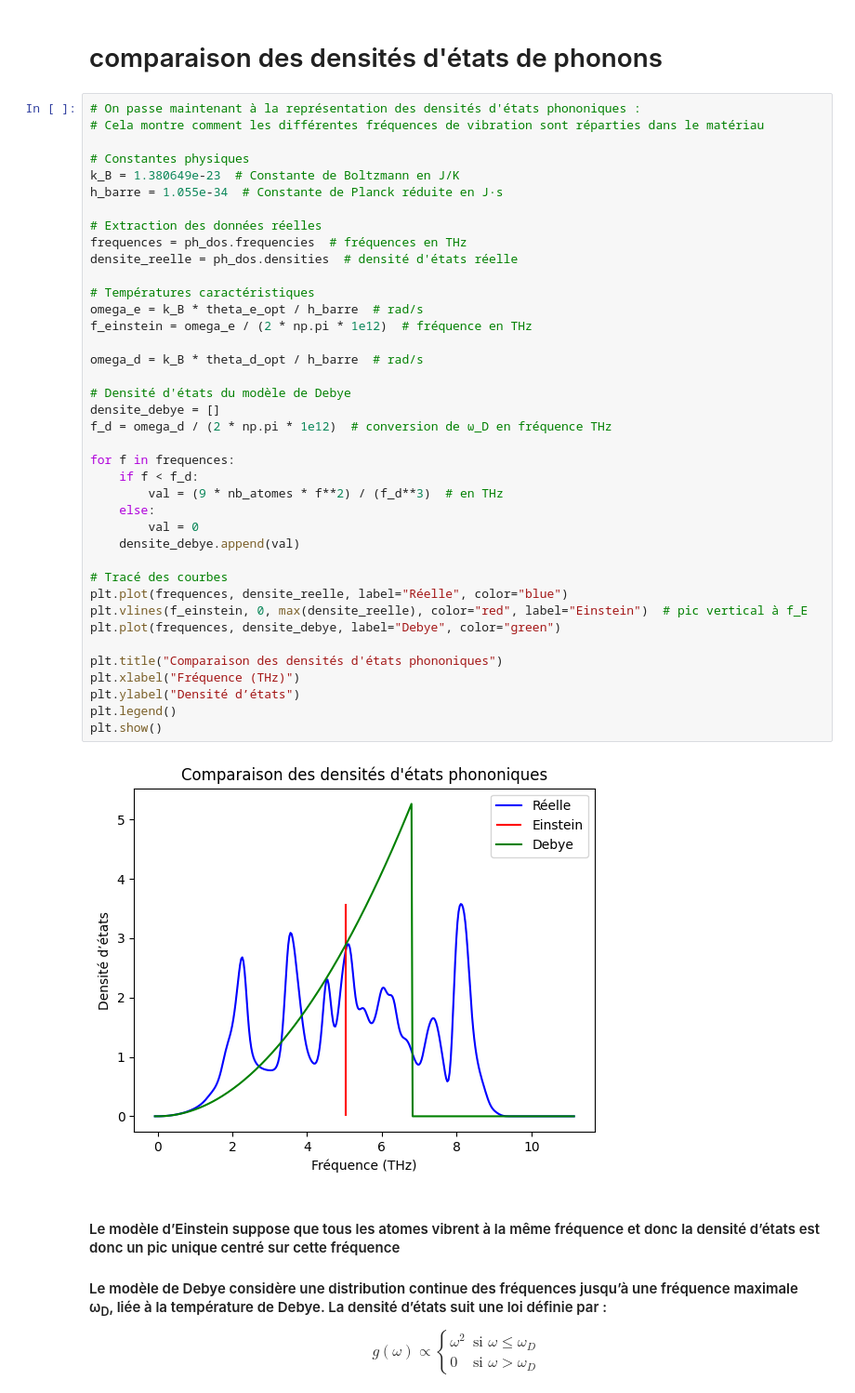
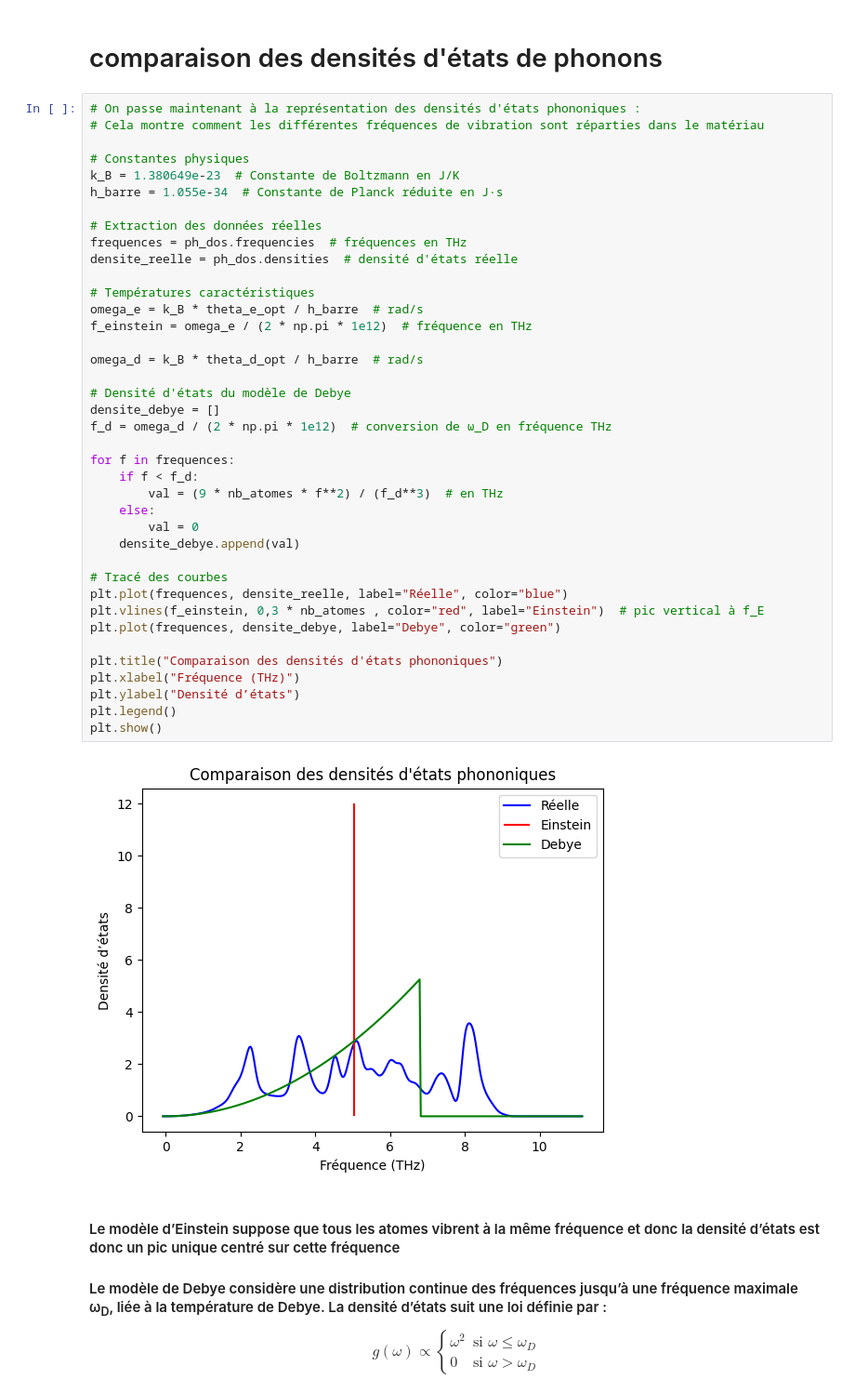
Before and after one commit to romain874/lmapr1492, a Jupyter notebook: ph_dos_corr.ipynb, the cells around one changed output. Shown: that part at 93% size. Drawn from its saved outputs; the diff is of its cells as text.

```diff
--- a/ph_dos_corr.ipynb
+++ b/ph_dos_corr.ipynb
@@ -205,35 +205,35 @@ h_barre = 1.055e-34  # Constante de Planck réduite en J·s
 frequences = ph_dos.frequencies  # fréquences en THz
 densite_reelle = ph_dos.densities  # densité d'états réelle
 
 # Températures caractéristiques
 omega_e = k_B * theta_e_opt / h_barre  # rad/s
 f_einstein = omega_e / (2 * np.pi * 1e12)  # fréquence en THz
 
 omega_d = k_B * theta_d_opt / h_barre  # rad/s
 
 # Densité d'états du modèle de Debye
 densite_debye = []
 f_d = omega_d / (2 * np.pi * 1e12)  # conversion de ω_D en fréquence THz
 
 for f in frequences:
     if f < f_d:
         val = (9 * nb_atomes * f**2) / (f_d**3)  # en THz
     else:
         val = 0
     densite_debye.append(val)
 
 # Tracé des courbes
 plt.plot(frequences, densite_reelle, label="Réelle", color="blue")
-plt.vlines(f_einstein, 0, max(densite_reelle), color="red", label="Einstein")  # pic vertical à f_E
+plt.vlines(f_einstein, 0,3 * nb_atomes , color="red", label="Einstein")  # pic vertical à f_E
 plt.plot(frequences, densite_debye, label="Debye", color="green")
 
 plt.title("Comparaison des densités d'états phononiques")
 plt.xlabel("Fréquence (THz)")
 plt.ylabel("Densité d’états")
 plt.legend()
 plt.show()
 # %% [output]
-[figure, old version]
+[figure, new version]
 # %% [markdown]
 #### Le modèle d’Einstein suppose que tous les atomes vibrent à la même fréquence et donc la densité d’états est donc un pic unique centré sur cette fréquence
 #### Le modèle de Debye considère une distribution continue des fréquences jusqu’à une fréquence maximale  ω<sub>D</sub>, liée à la température de Debye. La densité d’états suit une loi définie par :
```
